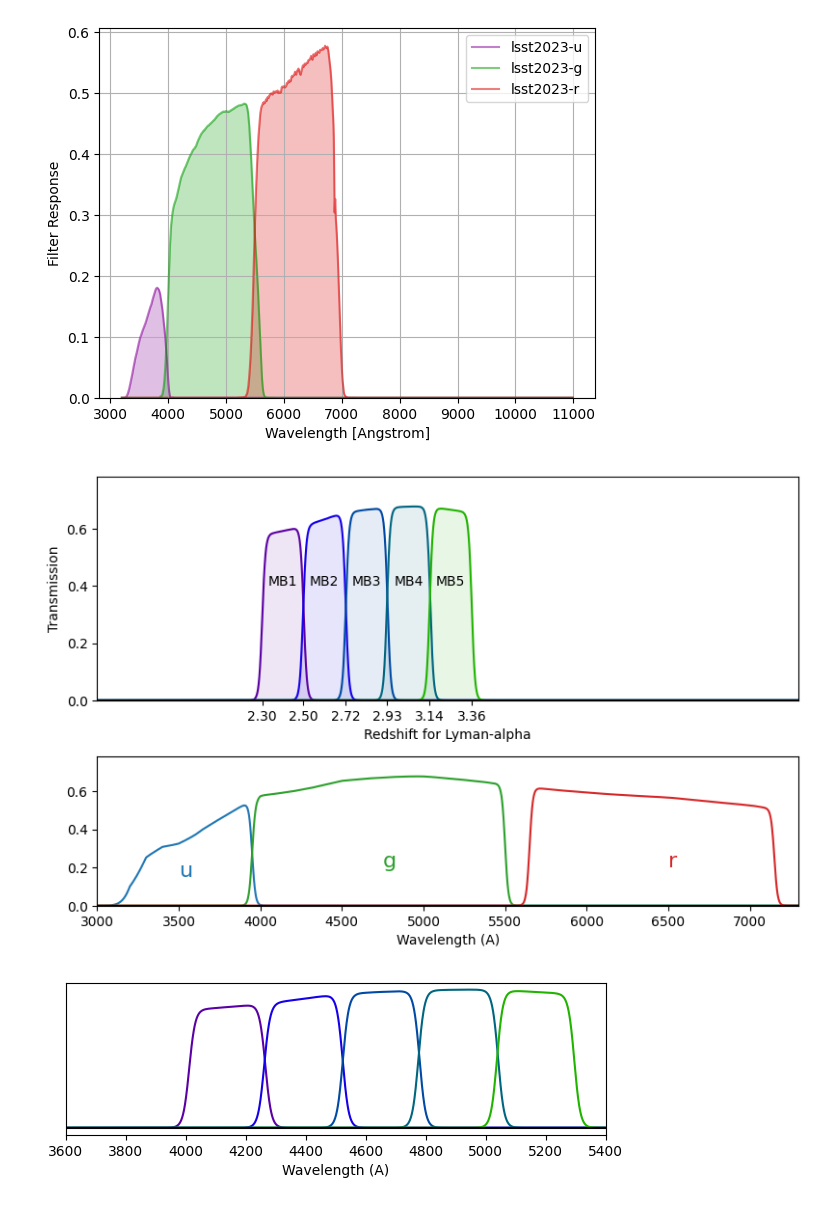
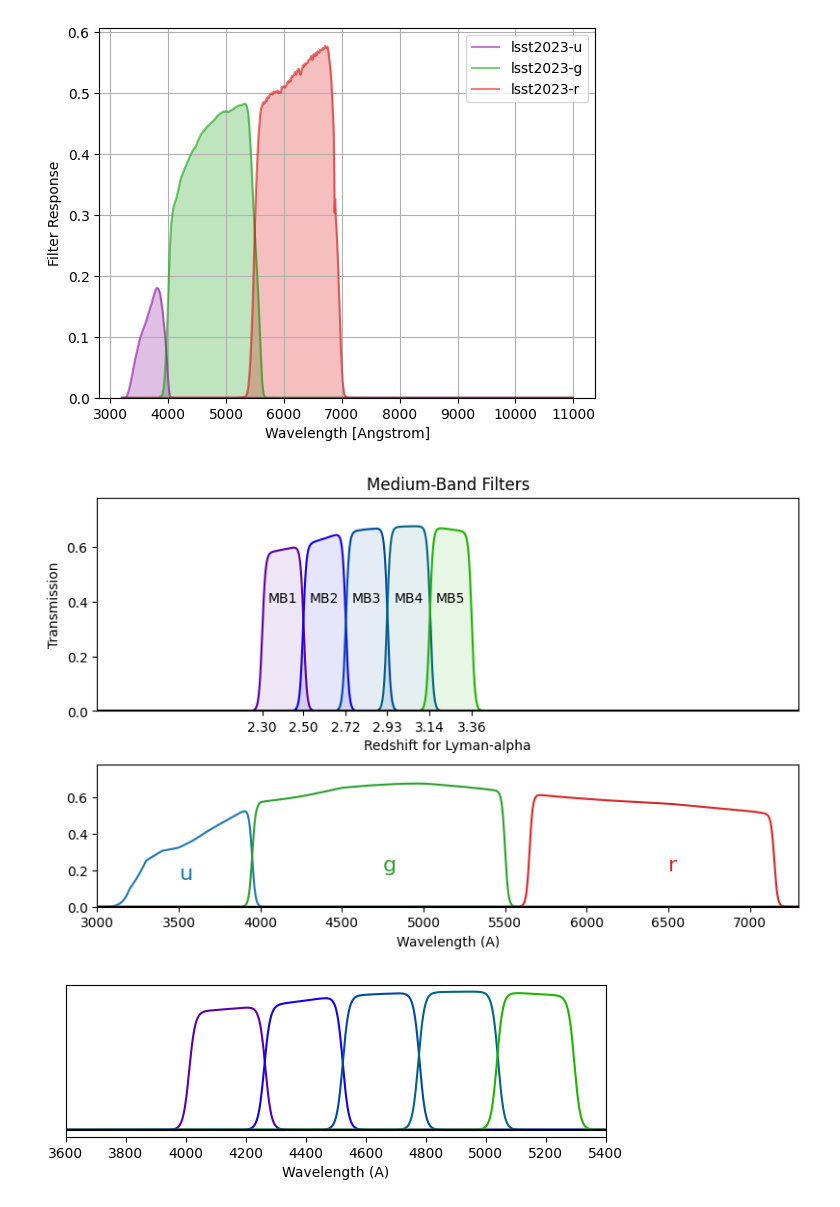
Before and after one commit to dstndstn/cfht-etc, a Jupyter notebook: cfht-plots.ipynb, the cells around one changed output. Drawn from its saved outputs; the diff is of its cells as text; code cells hidden in the pictures.

```diff
--- a/cfht-plots.ipynb
+++ b/cfht-plots.ipynb
@@ -153,7 +153,8 @@ atmo = cfht_atm(sky_wave)
 thru = cfht_thru(sky_wave)
 #plt.figure(figsize=(12,5))
 plt.subplots(nrows=2, ncols=1, height_ratios=[0.6, 0.4], figsize=(8,5)) # sharex=True,
-plt.subplots_adjust(hspace=0, left=0.08, right=0.99, bottom=0.1, top=0.99)
+#plt.subplots_adjust(hspace=0, left=0.08, right=0.99, bottom=0.1, top=0.99)
+plt.subplots_adjust(hspace=0, left=0.08, right=0.99, bottom=0.1, top=0.95)
 plt.subplot(2,1,2)
 plt.plot(sky_wave, thru*fake_u_filt(sky_wave), color=tab_color('blue'));
 plt.plot(sky_wave, thru*fake_g_filt(sky_wave), color=tab_color('green'));
@@ -214,34 +215,36 @@ plt.ylabel('Transmission')
 #plt.xlim(3000, 4500)
 
 plt.subplot(2,1,1)
 plt.xlim(min(sky_wave.value), max(sky_wave.value))
 plt.subplot(2,1,2)
 plt.xlim(min(sky_wave.value), max(sky_wave.value))
 
 plt.savefig('mb.png');
 
 if False:
     xt,_ = plt.xticks()
     xl,xh = plt.xlim()
     plt.twiny()
     plt.xlim(xl,xh)
     xt = [4012, 4262, 4524, 4776, 5038, 5296]
     zl = ['%.2f' % (x / 1216 - 1.) for x in xt]
     plt.xticks(xt, zl)
     plt.xlabel('Redshift for Lyman-alpha')
     plt.savefig('mb2.png');
 
 
 plt.subplots_adjust(hspace=0.3)
 plt.subplot(2,1,1)
 xt = [4012, 4262, 4524, 4776, 5038, 5296]
 zl = ['%.2f' % (x / 1216 - 1.) for x in xt]
 plt.xticks(xt, zl)
 plt.xlabel('Redshift for Lyman-alpha')
 
+plt.title('Medium-Band Filters')
+
 plt.savefig('mb2.png');
 # %% [output]
-[figure, old version]
+[figure, new version]
 # %%
 plt.figure(figsize=(6,2))
 plt.subplots_adjust(left=0.05, right=0.95, top=0.98, bottom=0.22)
```
Also changed, not shown: 2 other files.
